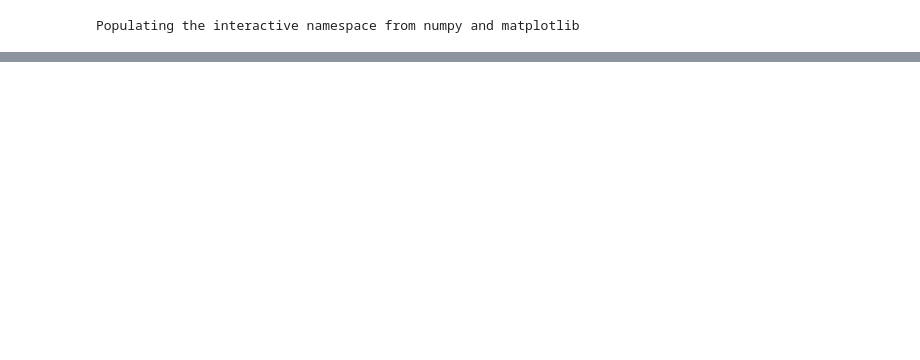
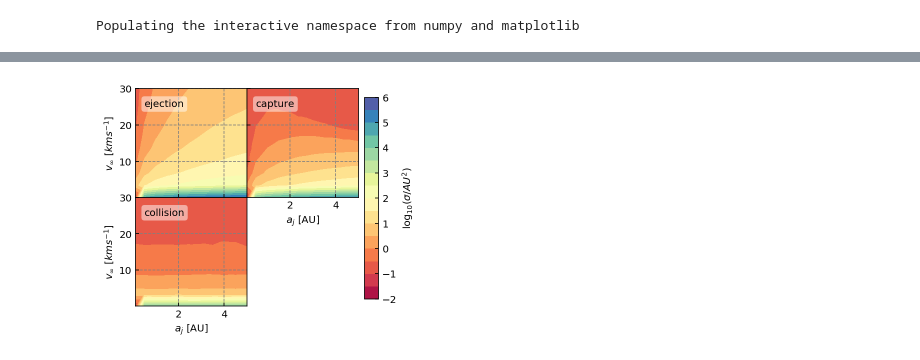
Before and after one commit to YihanWangAstro/planet-app, a Jupyter notebook: process/planet-app.ipynb, the cells around one changed output, grey strips where cells are left out. Drawn from its saved outputs; the diff is of its cells as text; code cells hidden in the pictures; blank space fills up the shorter version.

```diff
--- a/process/planet-app.ipynb
+++ b/process/planet-app.ipynb
@@ -282,7 +302,7 @@ def post_process(fname, oss, objname, pairs):
 
     return data
 
-def get_ss_final_data(v_inf, aj, df):
+def get_ss_final_data(df, v_inf, aj):
     p = df['incident-orbit-p']
     e = df['incident-orbit-e']
     b = p / np.sqrt(e**2 - 1)
@@ -547,5 +579,5 @@ v_hist([df5_3, df2_3, df1_3, df05_3, df01_3],[5, 2,1,0.5,0.1])
 # %%
-prefix = '../code/ss/solar-normal-ss_ss_'
+prefix = '../code/ueq/ueq-normal-ss_ss_'
 
 ss_idx = {'incident-orbit-s' : 40, 'incident-orbit-e':48, 'post-s':1, 'post-e':32}
 
@@ -556,6 +588,7 @@ ss_pairs = [('s','j'), ('s','s1'), ('s1','j')]
 stat = []
 for vv in v_name:
     for aj in a_j:
+        print(vv, aj)
         df = pd.DataFrame(post_process(prefix+vv+'_'+aj+'.txt', ss_idx, ss_names, ss_pairs))
 
         if df.empty != True:
@@ -649,6 +689,8 @@ dbsdf=pd.DataFrame(pd.read_csv('solar/d-binary-single.csv',skipinitialspace=True
 
 bbdf=pd.DataFrame(pd.read_csv('solar/binary-binary.csv',skipinitialspace=True))
 dbbdf=pd.DataFrame(pd.read_csv('solar/d-binary-binary.csv',skipinitialspace=True))
+# %%
+ueqssdf = pd.DataFrame(pd.read_csv('solar/ueq-single-single.csv',skipinitialspace=True))
 # %%
 def fitting(x,a,b):
     return a/x**b
@@ -869,37 +901,40 @@ def show_cross_section(name,df, event):
     row_num = int(((panel_num+1)/2))
 
     fig=plt.figure(figsize=(base_width*2, base_height*row_num))
 
     axs = [fig.add_subplot(row_num, 2, i+1) for i in range(panel_num)]
 
     for ax, sigma, label, i in zip(axs, sigmas, labels, range(panel_num)):
         im = ax.tricontourf(x,y, sigma, levels=levels, vmax=levels.max(), vmin=levels.min(),cmap='Spectral')
 
         ax.text(.5, 25, label,bbox=dict(facecolor='w', edgecolor='none', boxstyle='round',alpha=0.5),fontsize=10)
         if i%2 == 0:
             ax.set_ylabel(ylabel)
         else:
             ax.set_yticklabels('')
 
         if int(i/2) == row_num-1 or ((int(i/2) == row_num-2) and (i == panel_num - 2)):
             ax.set_xlabel(xlabel)
         else:
             ax.set_xticklabels('')
         ax.grid(True)
 
     cbar_ax = fig.add_axes([0.92, 0.15, 0.05, 0.7])
     cb = plt.colorbar(im,cax=cbar_ax)
     cb.set_label('$\log_{10}(\sigma/AU^2)$')
 
     plt.subplots_adjust(wspace=0, hspace=0)
     #plt.tight_layout(h_pad=0,w_pad=0)
 
     savefig(plt, name)
 
-show_cross_section('d-solar-normal-ss',dssdf,['ejection','cap','coll'])
-show_cross_section('d-solar-normal-sb',dsbdf,['ejection','s_cap','b_cap','coll'])
-show_cross_section('d-solar-normal-bs',dbsdf,['ejection','cap','trans','coll'])
-show_cross_section('d-solar-normal-bb',dbbdf,['ejection','s_cap','b_cap','trans','coll'])
+#show_cross_section('d-solar-normal-ss',dssdf,['ejection','cap','coll'])
+#show_cross_section('d-solar-normal-sb',dsbdf,['ejection','s_cap','b_cap','coll'])
+#show_cross_section('d-solar-normal-bs',dbsdf,['ejection','cap','trans','coll'])
+#show_cross_section('d-solar-normal-bb',dbbdf,['ejection','s_cap','b_cap','trans','coll'])
+show_cross_section('ueq-normal-ss',ueqssdf,['ejection','cap','coll'])
+# %% [output]
+[figure, added]
 # %%
 print(df['vel'])
 # %%
```
Also changed, not shown: parts of 13 cells of this notebook, 1 other file.
